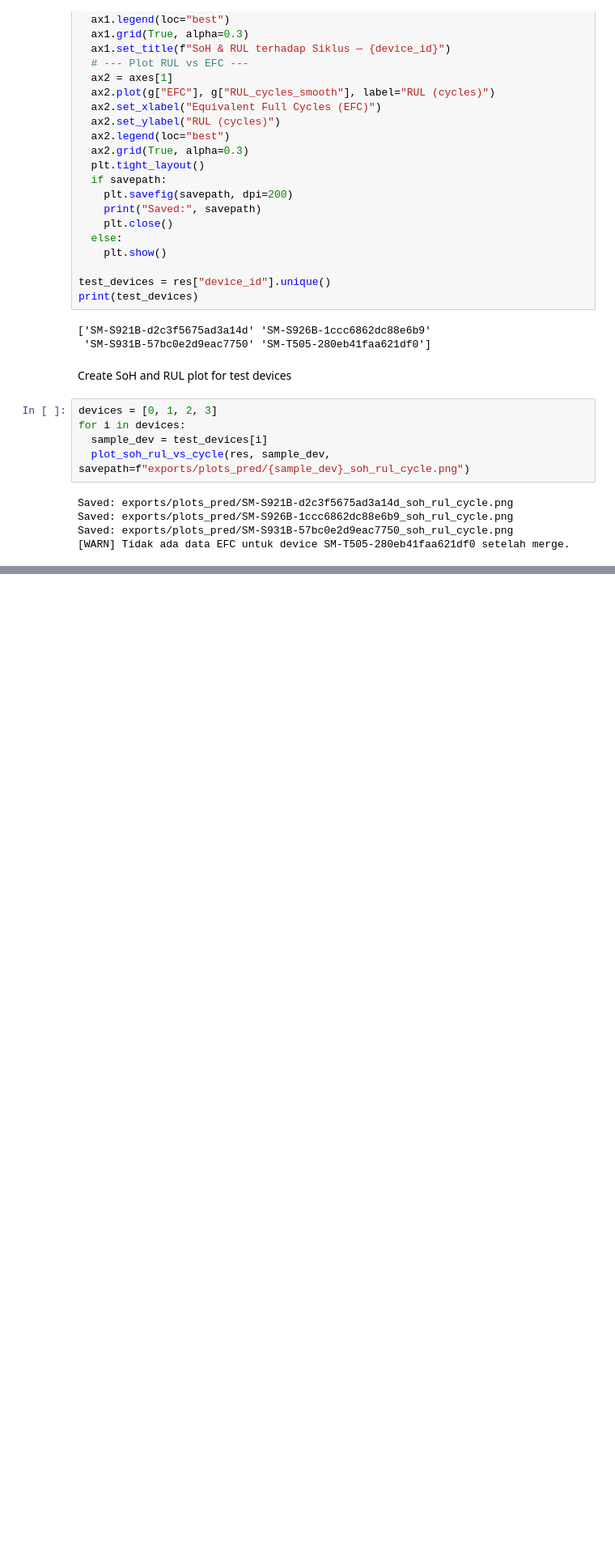
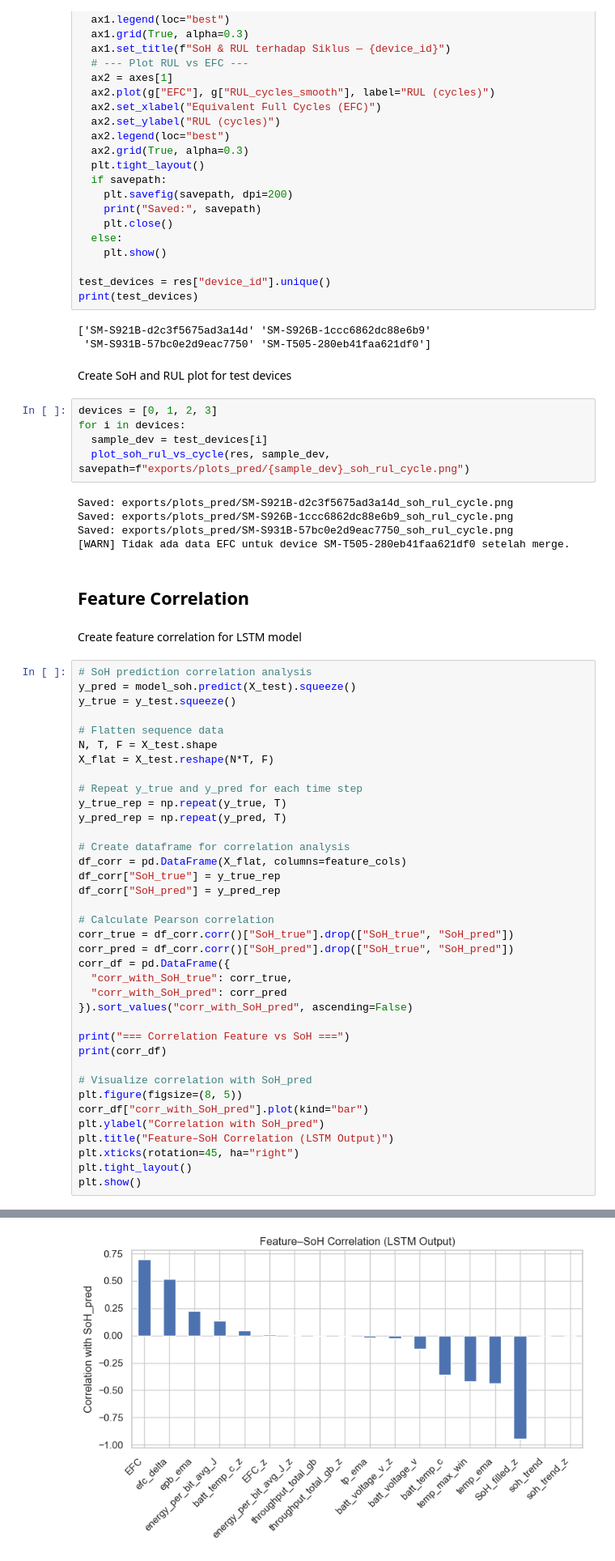
Before and after one commit to fadeldnswr/smartphone-notebook, a Jupyter notebook: main.ipynb, the cells around one changed output, grey strips where cells are left out. Shown: that part at 81% size. Cells and saved outputs as stored; diff of their text form; blank space fills up the shorter version.

Commit message:
Create features correlation and permutation

```diff
--- a/main.ipynb
+++ b/main.ipynb
@@ -785,3 +799,45 @@ Saved: exports/plots_pred/SM-S921B-d2c3f5675ad3a14d_soh_rul_cycle.png
 Saved: exports/plots_pred/SM-S926B-1ccc6862dc88e6b9_soh_rul_cycle.png
 Saved: exports/plots_pred/SM-S931B-57bc0e2d9eac7750_soh_rul_cycle.png
 [WARN] Tidak ada data EFC untuk device SM-T505-280eb41faa621df0 setelah merge.
+# %% [markdown]
+## Feature Correlation
+# %% [markdown]
+Create feature correlation for LSTM model
+# %%
+# SoH prediction correlation analysis
+y_pred = model_soh.predict(X_test).squeeze()
+y_true = y_test.squeeze()
+
+# Flatten sequence data
+N, T, F = X_test.shape
+X_flat = X_test.reshape(N*T, F)
+
+# Repeat y_true and y_pred for each time step
+y_true_rep = np.repeat(y_true, T)
+y_pred_rep = np.repeat(y_pred, T)
+
+# Create dataframe for correlation analysis
+df_corr = pd.DataFrame(X_flat, columns=feature_cols)
+df_corr["SoH_true"] = y_true_rep
+df_corr["SoH_pred"] = y_pred_rep
+
+# Calculate Pearson correlation
+corr_true = df_corr.corr()["SoH_true"].drop(["SoH_true", "SoH_pred"])
+corr_pred = df_corr.corr()["SoH_pred"].drop(["SoH_true", "SoH_pred"])
+corr_df = pd.DataFrame({
+  "corr_with_SoH_true": corr_true,
+  "corr_with_SoH_pred": corr_pred
+}).sort_values("corr_with_SoH_pred", ascending=False)
+
+print("=== Correlation Feature vs SoH ===")
+print(corr_df)
+
+# Visualize correlation with SoH_pred
+plt.figure(figsize=(8, 5))
+corr_df["corr_with_SoH_pred"].plot(kind="bar")
+plt.ylabel("Correlation with SoH_pred")
+plt.title("Feature–SoH Correlation (LSTM Output)")
+plt.xticks(rotation=45, ha="right")
+plt.tight_layout()
+plt.show()
+# %% [output]
@@ -787,0 +861 @@ Saved: exports/plots_pred/SM-S931B-57bc0e2d9eac7750_soh_rul_cycle.png
+[figure, added]
```
Also changed, not shown: parts of 13 cells of this notebook.
